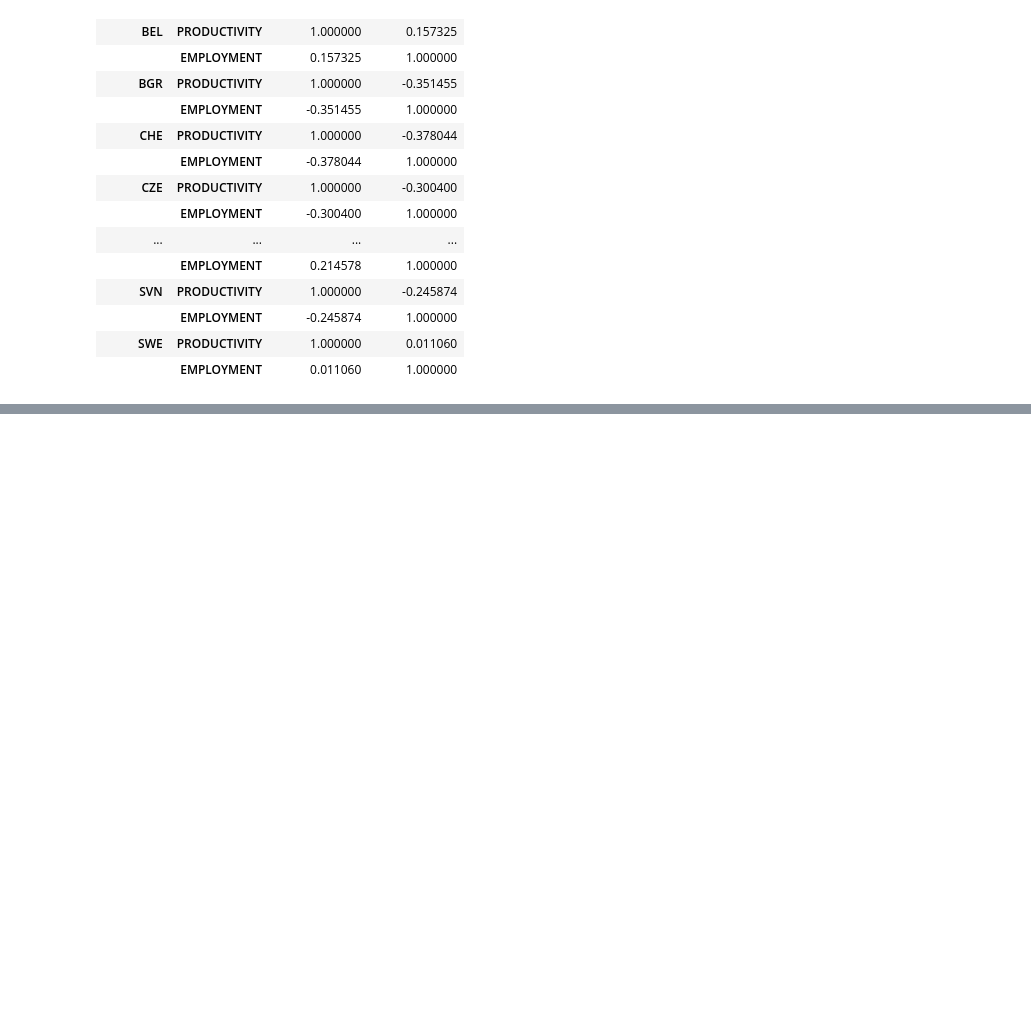
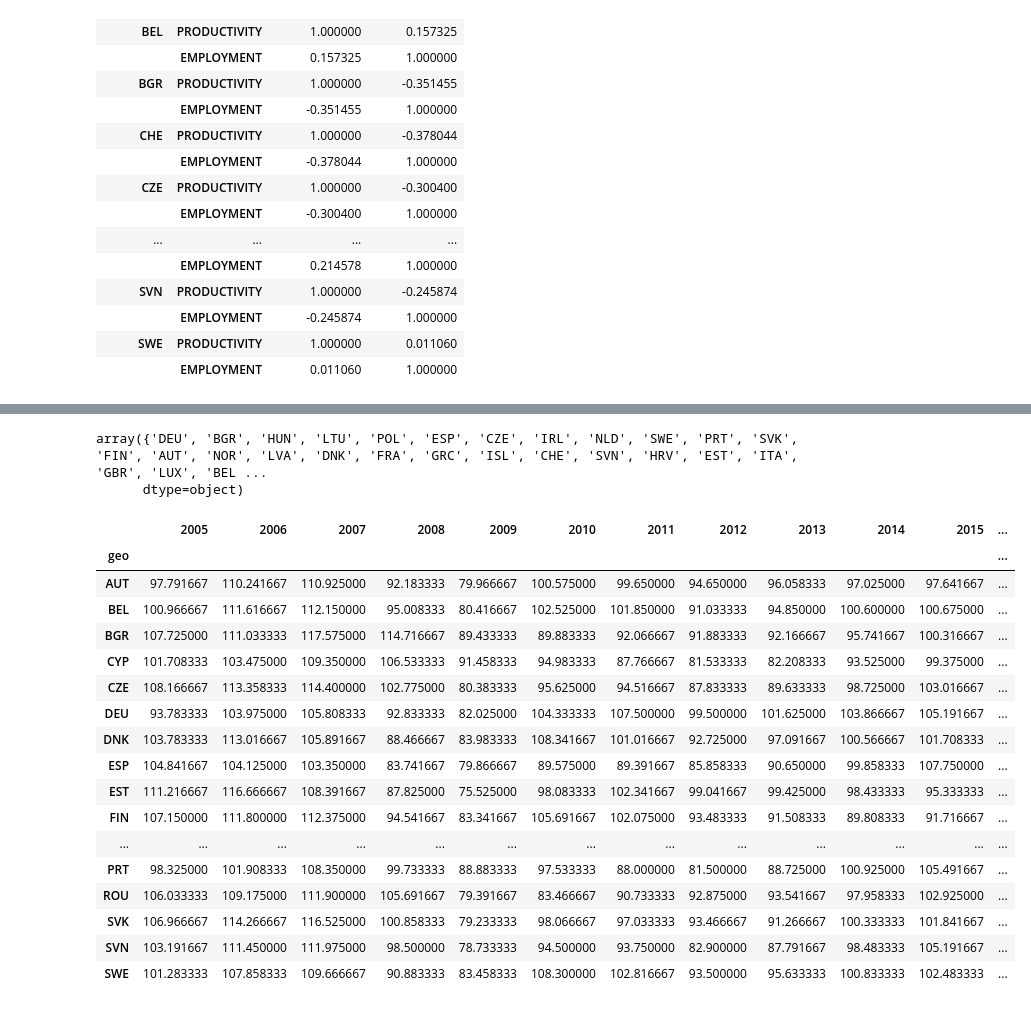
Before and after one commit to JoanneLin168/ADS-European-Productivity, a Jupyter notebook: Notebooks/Employment growth.ipynb, the cells around one changed output, grey strips where cells are left out. Cells and saved outputs as stored; diff of their text form; code cells hidden in the pictures; blank space fills up the shorter version.

```diff
--- a/Notebooks/Employment growth.ipynb
+++ b/Notebooks/Employment growth.ipynb
@@ -152,0 +170,2 @@ data_pd.groupby('LOCATION')[['PRODUCTIVITY', 'EMPLOYMENT']].corr()
+# %%
+esi_df.drop([1, 2],axis = 0, inplace=True)
@@ -152,0 +192,40 @@ data_pd.groupby('LOCATION')[['PRODUCTIVITY', 'EMPLOYMENT']].corr()
+# %%
+countries = np.asarray(set(data_pd['LOCATION']))
+countries
+# %% [output]
+array({'DEU', 'BGR', 'HUN', 'LTU', 'POL', 'ESP', 'CZE', 'IRL', 'NLD', 'SWE', 'PRT', 'SVK', 'FIN', 'AUT', 'NOR', 'LVA', 'DNK', 'FRA', 'GRC', 'ISL', 'CHE', 'SVN', 'HRV', 'EST', 'ITA', 'GBR', 'LUX', 'BEL ...
+      dtype=object)
+# %%
+
+for index, row in esi_df.iterrows():
+    if row.geo == 'EL.ESI':
+        row.geo = 'GR.ESI'
+    if row.geo == 'UK.ESI':
+        row.geo = 'GB.ESI'
+
+    esi_df.at[index, 'geo'] = pycountry.countries.get(alpha_2 = row.geo[:-4]).alpha_3
+# %%
+esi_df.set_index('geo', drop=True, append=False, inplace=True, verify_integrity=False)
+# %%
+esi_df = esi_df.sort_index()
+# %%
+esi_df
+# %% [output]
+|  | 2005 | 2006 | 2007 | 2008 | 2009 | 2010 | 2011 | 2012 | 2013 | 2014 | 2015 | ... |
+| geo |  |  |  |  |  |  |  |  |  |  |  | ... |
+| AUT | 97.791667 | 110.241667 | 110.925000 | 92.183333 | 79.966667 | 100.575000 | 99.650000 | 94.650000 | 96.058333 | 97.025000 | 97.641667 | ... |
+| BEL | 100.966667 | 111.616667 | 112.150000 | 95.008333 | 80.416667 | 102.525000 | 101.850000 | 91.033333 | 94.850000 | 100.600000 | 100.675000 | ... |
+| BGR | 107.725000 | 111.033333 | 117.575000 | 114.716667 | 89.433333 | 89.883333 | 92.066667 | 91.883333 | 92.166667 | 95.741667 | 100.316667 | ... |
+| CYP | 101.708333 | 103.475000 | 109.350000 | 106.533333 | 91.458333 | 94.983333 | 87.766667 | 81.533333 | 82.208333 | 93.525000 | 99.375000 | ... |
+| CZE | 108.166667 | 113.358333 | 114.400000 | 102.775000 | 80.383333 | 95.625000 | 94.516667 | 87.833333 | 89.633333 | 98.725000 | 103.016667 | ... |
+| DEU | 93.783333 | 103.975000 | 105.808333 | 92.833333 | 82.025000 | 104.333333 | 107.500000 | 99.500000 | 101.625000 | 103.866667 | 105.191667 | ... |
+| DNK | 103.783333 | 113.016667 | 105.891667 | 88.466667 | 83.983333 | 108.341667 | 101.016667 | 92.725000 | 97.091667 | 100.566667 | 101.708333 | ... |
+| ESP | 104.841667 | 104.125000 | 103.350000 | 83.741667 | 79.866667 | 89.575000 | 89.391667 | 85.858333 | 90.650000 | 99.858333 | 107.750000 | ... |
+| EST | 111.216667 | 116.666667 | 108.391667 | 87.825000 | 75.525000 | 98.083333 | 102.341667 | 99.041667 | 99.425000 | 98.433333 | 95.333333 | ... |
+| FIN | 107.150000 | 111.800000 | 112.375000 | 94.541667 | 83.341667 | 105.691667 | 102.075000 | 93.483333 | 91.508333 | 89.808333 | 91.716667 | ... |
+| ... | ... | ... | ... | ... | ... | ... | ... | ... | ... | ... | ... | ... |
+| PRT | 98.325000 | 101.908333 | 108.350000 | 99.733333 | 88.883333 | 97.533333 | 88.000000 | 81.500000 | 88.725000 | 100.925000 | 105.491667 | ... |
+| ROU | 106.033333 | 109.175000 | 111.900000 | 105.691667 | 79.391667 | 83.466667 | 90.733333 | 92.875000 | 93.541667 | 97.958333 | 102.925000 | ... |
+| SVK | 106.966667 | 114.266667 | 116.525000 | 100.858333 | 79.233333 | 98.066667 | 97.033333 | 93.466667 | 91.266667 | 100.333333 | 101.841667 | ... |
+| SVN | 103.191667 | 111.450000 | 111.975000 | 98.500000 | 78.733333 | 94.500000 | 93.750000 | 82.900000 | 87.791667 | 98.483333 | 105.191667 | ... |
+| SWE | 101.283333 | 107.858333 | 109.666667 | 90.883333 | 83.458333 | 108.300000 | 102.816667 | 93.500000 | 95.633333 | 100.833333 | 102.483333 | ... |
```
Also changed, not shown: parts of 14 cells of this notebook, 1 other file.
